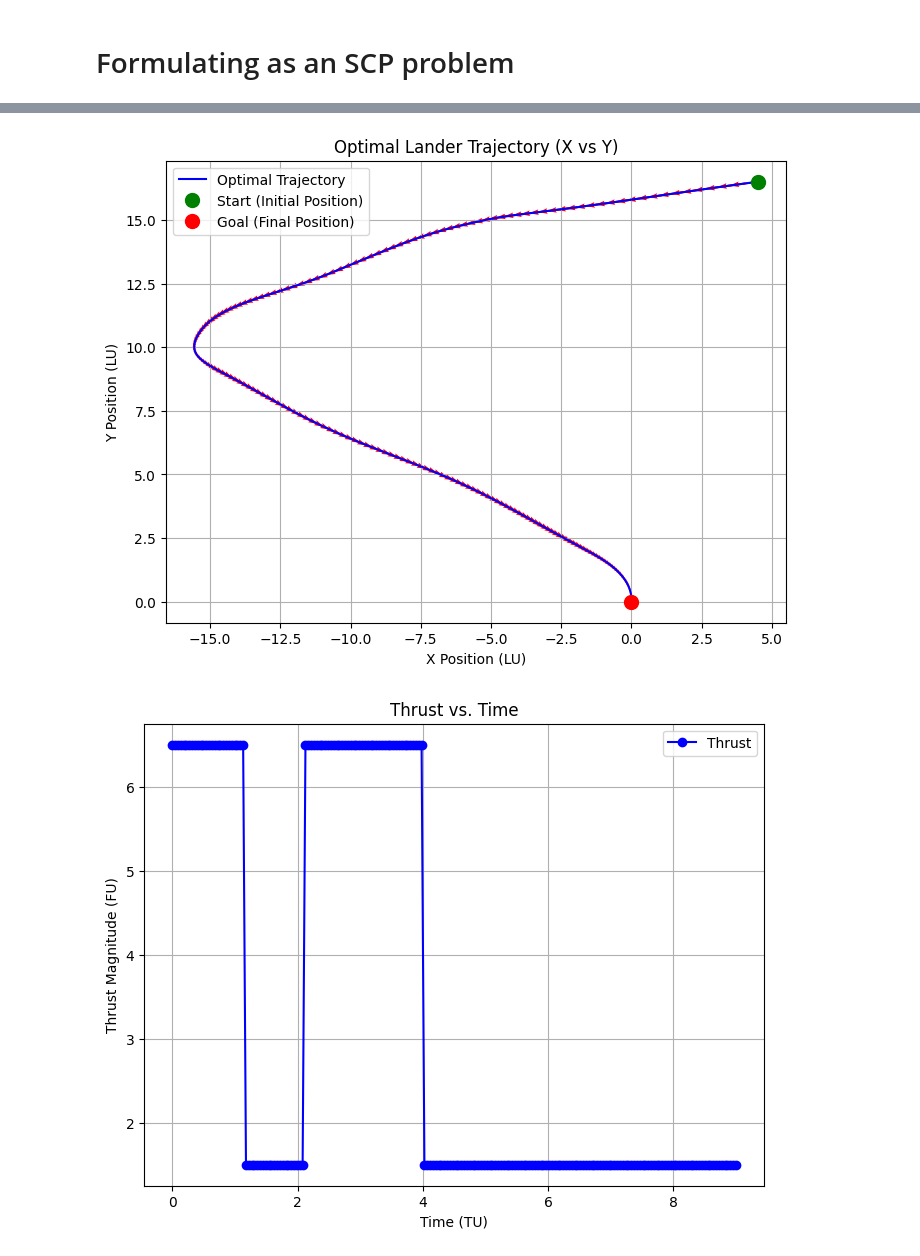
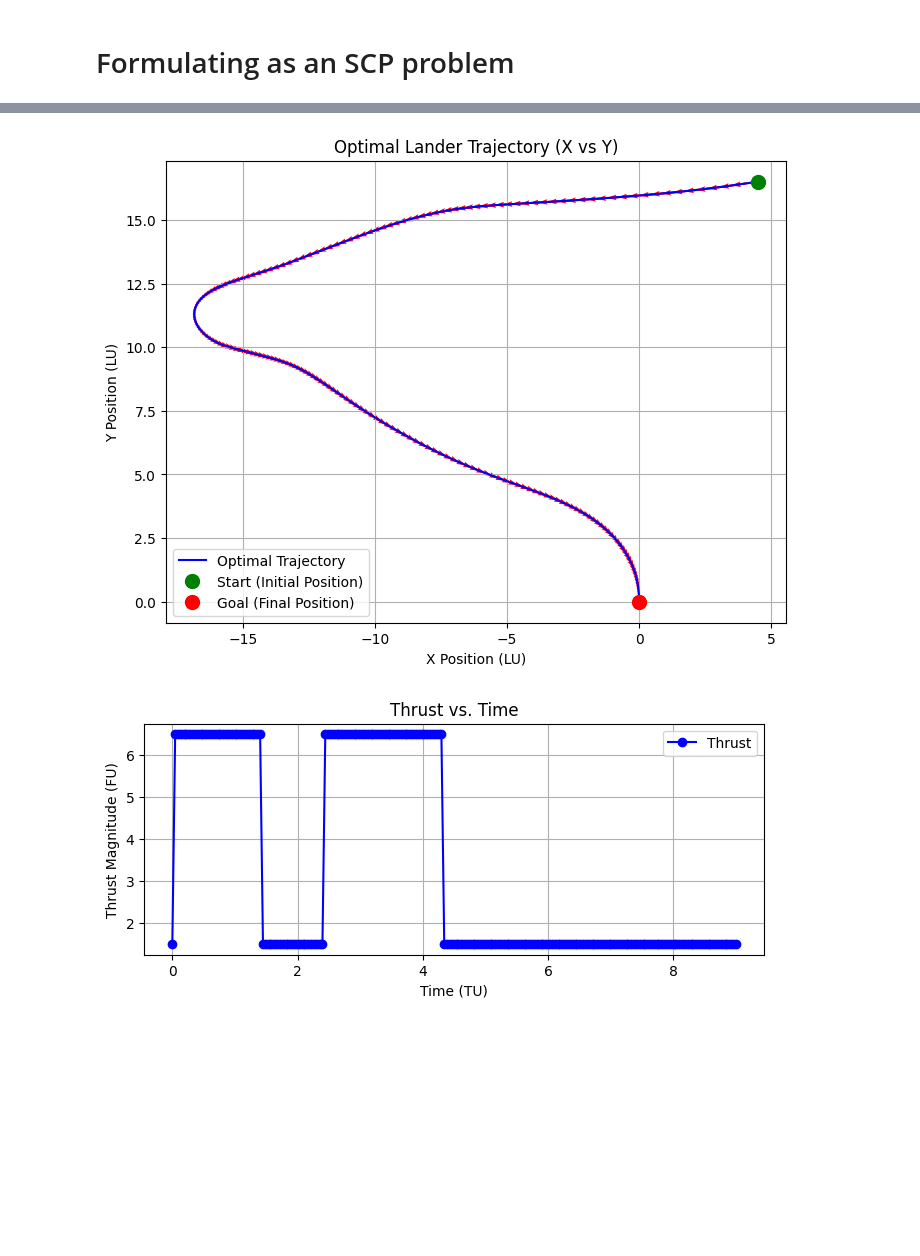
Before and after one commit to jgeldenbott/AA-528-Final, a Jupyter notebook: planar_optimal_descent.ipynb, the cells around one changed output, grey strips where cells are left out. Drawn from its saved outputs; the diff is of its cells as text; code cells hidden in the pictures; blank space fills up the shorter version.

Commit message:
4 switch case

```diff
--- a/planar_optimal_descent.ipynb
+++ b/planar_optimal_descent.ipynb
@@ -198,7 +198,7 @@ iterations = 10
 # Formulating as an SCP problem
 # %%
 x0 = np.array([m0, *r0, *v0, omega0, theta0])
-u0 = np.array([6.5, 0.0])
+u0 = np.array([1.5, 0.0])
 xf = np.array([1.8, *rf, *vf, omegaf, thetaf])
 uf = np.array([1.5, 0.0])
 
@@ -233,7 +233,7 @@ for i in range(iterations):
         constraints.append(s[t] >= z[t] - z[t+1])  # Detect downward switches
 
     # Limit number of switches
-    S_max = 3  # Change this to adjust the allowed number of switches
+    S_max = 4  # Change this to adjust the allowed number of switches
     constraints.append(cp.sum(s) == S_max)
 
     # cost += 1E0 * cp.sum_squares(u[:, 0])
@@ -250,8 +250,17 @@ for i in range(iterations):
     # cost += 10 * epsilon[1]**2
 
     # constraints += [x[0] == x0]
+
+    constraints += [x[0, 0] == x0[0]]
+    constraints += [x[0, 1] == x0[1]]
+    constraints += [x[0, 2] == x0[2]]
+    constraints += [x[0, 3] == x0[3]]
+    constraints += [x[0, 4] == x0[4]]
+    # constraints += [x[0, 5] == x0[5]]
+    constraints += [x[0, 6] == x0[6]]
+
     constraints += [u[0, :] == u0]
-    constraints += [x[0, 0:6] == x0[0:6]]
+    # constraints += [x[0, 0:6] == x0[0:6]]
     # constraints += [x[0, -1] == x0[-1]]
     constraints += [u[:, 0] >= gamma_min]
     constraints += [u[:, 0] <= gamma_max]
@@ -344,25 +353,25 @@ plt.grid(True)
 # Show the plot
 plt.show()
 # %% [output]
-[figure, old version]
+[figure, new version]
 # %%
 # Plot the trajectory
 ts = np.linspace(0, t_f, N)
 
-plt.figure(figsize=(8, 6))
+plt.figure(figsize=(8, 3))
 plt.plot(ts, u.value[:, 0], 'bo-', label="Thrust")  # Blue line with circles
 
 # Labels and formatting
 plt.ylabel("Thrust Magnitude (FU)")
 plt.xlabel("Time (TU)")
 plt.title("Thrust vs. Time")
 plt.legend()
 plt.grid(True)
 
 # Show the plot
 plt.show()
 # %% [output]
-[figure, old version]
+[figure, new version]
 # %%
 # Plot the trajectory
 ts = np.linspace(0, t_f, N)
```
Also changed, not shown: parts of 3 cells of this notebook.
